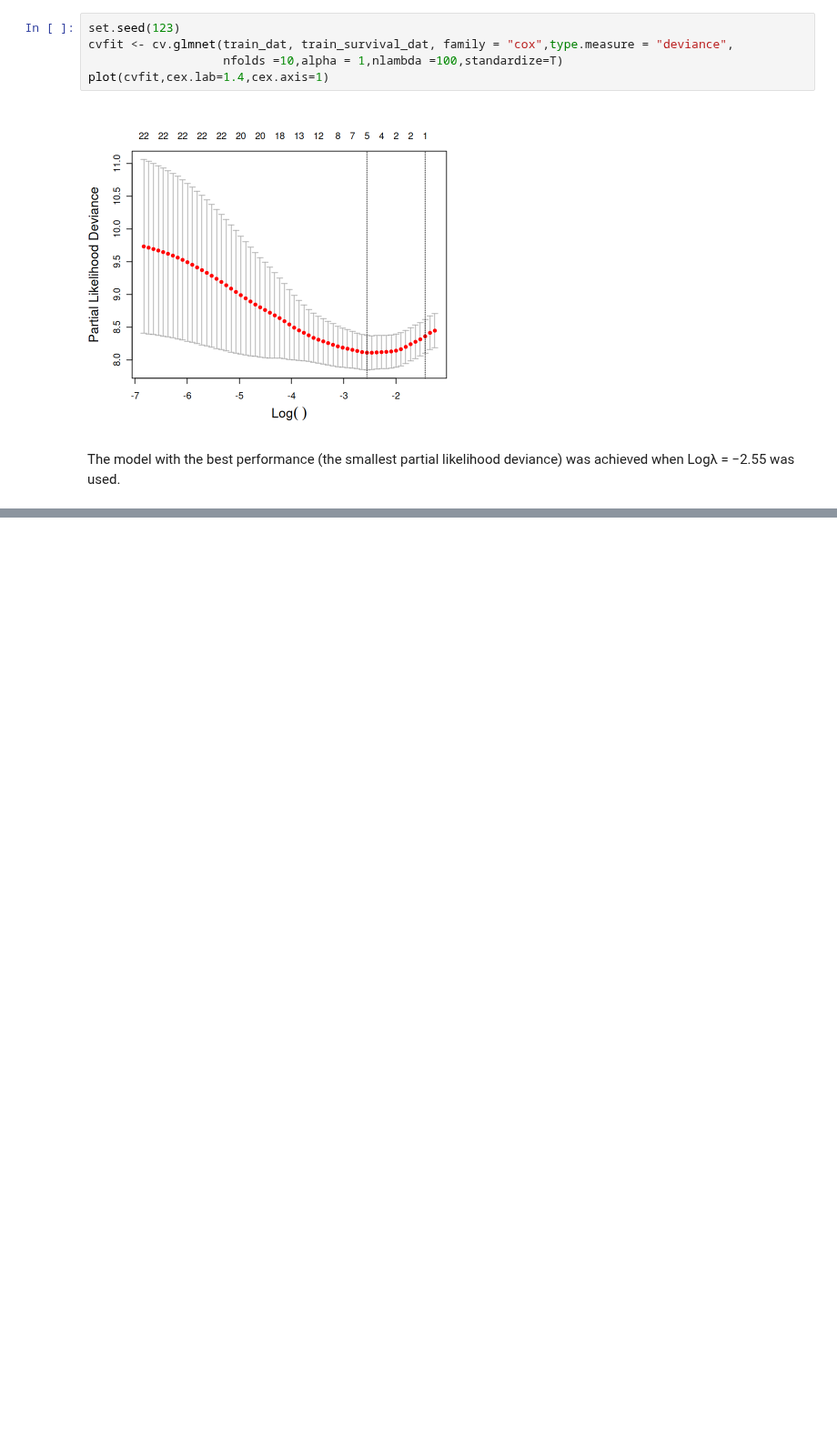
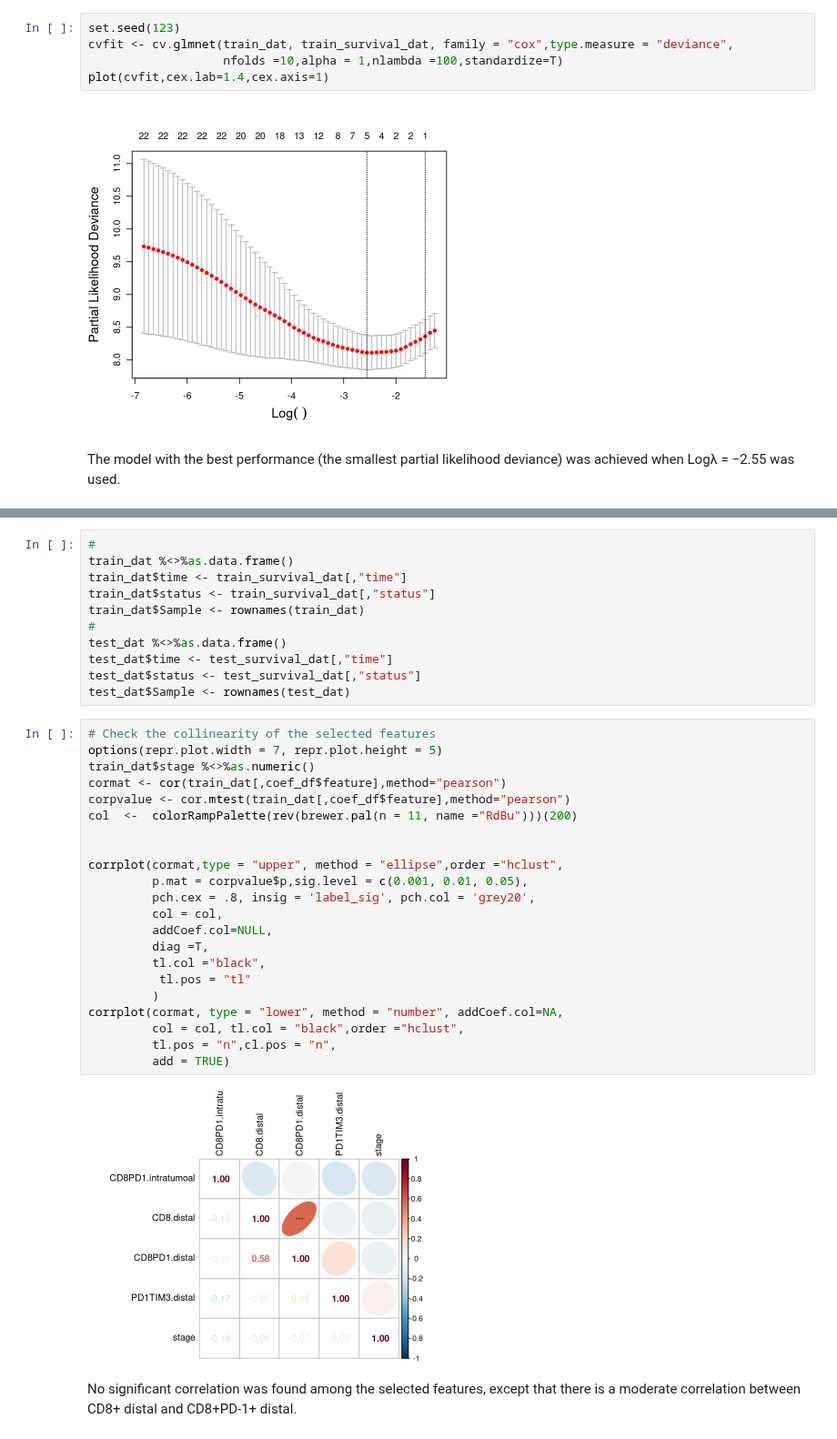
Before and after one commit to zenggitrepos/joshzeng, a Jupyter notebook: Lasso_Cox_Analysis_of_Spatial_Parameters_of_Immune_Cells/Lasso_Cox_Analysis_of_Spatial_Parameters_of_Immune_Cells.ipynb, the cells around one changed output, grey strips where cells are left out. Shown at 91% size. Saved outputs shown, nothing was run; the diff lists cells and outputs as text; blank space fills up the shorter version.

```diff
--- a/Lasso_Cox_Analysis_of_Spatial_Parameters_of_Immune_Cells/Lasso_Cox_Analysis_of_Spatial_Parameters_of_Immune_Cells.ipynb
+++ b/Lasso_Cox_Analysis_of_Spatial_Parameters_of_Immune_Cells/Lasso_Cox_Analysis_of_Spatial_Parameters_of_Immune_Cells.ipynb
@@ -178,0 +208,37 @@ A data.frame: 5 × 2
+# %%
+#
+train_dat %<>%as.data.frame()
+train_dat$time <- train_survival_dat[,"time"]
+train_dat$status <- train_survival_dat[,"status"]
+train_dat$Sample <- rownames(train_dat)
+#
+test_dat %<>%as.data.frame()
+test_dat$time <- test_survival_dat[,"time"]
+test_dat$status <- test_survival_dat[,"status"]
+test_dat$Sample <- rownames(test_dat)
+# %%
+# Check the collinearity of the selected features
+options(repr.plot.width = 7, repr.plot.height = 5)
+train_dat$stage %<>%as.numeric()
+cormat <- cor(train_dat[,coef_df$feature],method="pearson")
+corpvalue <- cor.mtest(train_dat[,coef_df$feature],method="pearson")
+col  <-  colorRampPalette(rev(brewer.pal(n = 11, name ="RdBu")))(200)
+
+
+corrplot(cormat,type = "upper", method = "ellipse",order ="hclust",
+         p.mat = corpvalue$p,sig.level = c(0.001, 0.01, 0.05),
+         pch.cex = .8, insig = 'label_sig', pch.col = 'grey20',
+         col = col,
+         addCoef.col=NULL,
+         diag =T,
+         tl.col ="black",
+          tl.pos = "tl"
+         )
+corrplot(cormat, type = "lower", method = "number", addCoef.col=NA,
+         col = col, tl.col = "black",order ="hclust",
+         tl.pos = "n",cl.pos = "n",
+         add = TRUE)
+# %% [output]
+[figure, added]
+# %% [markdown]
+No significant correlation was found among the selected features, except that there is a moderate correlation between CD8+ distal and CD8+PD-1+ distal.
```
Also changed, not shown: parts of 4 cells of this notebook.
